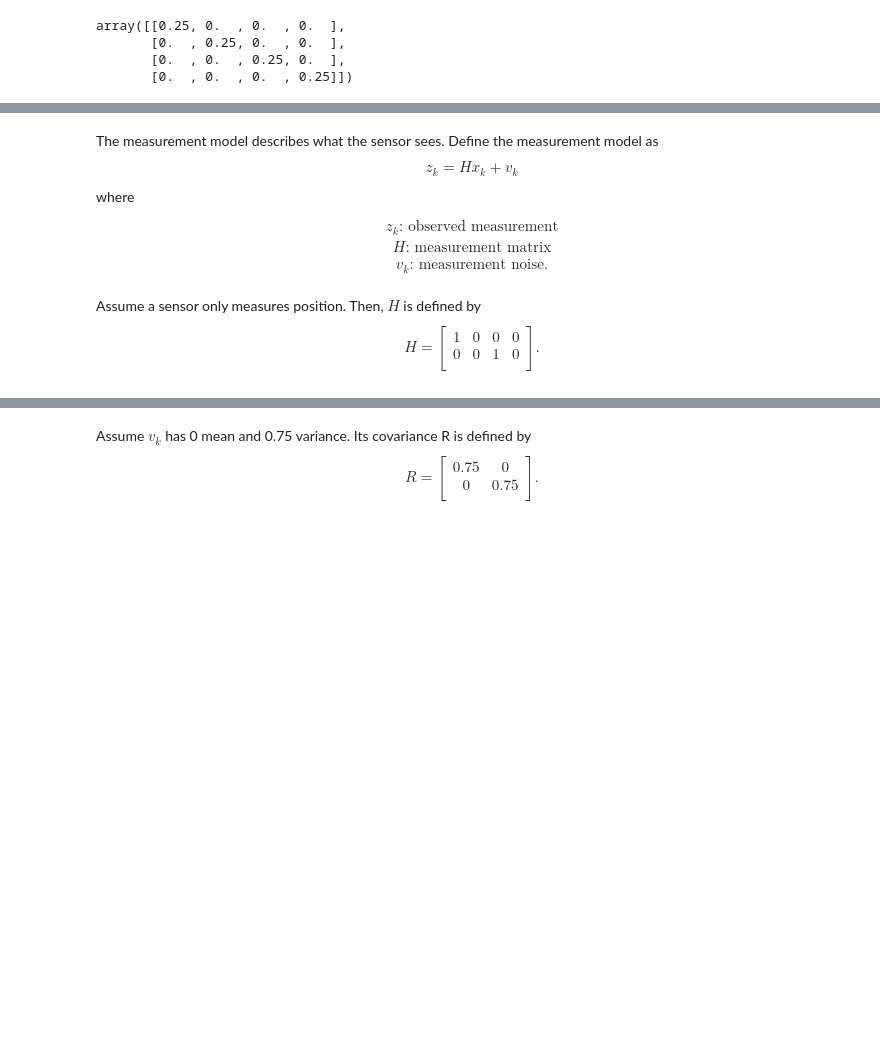
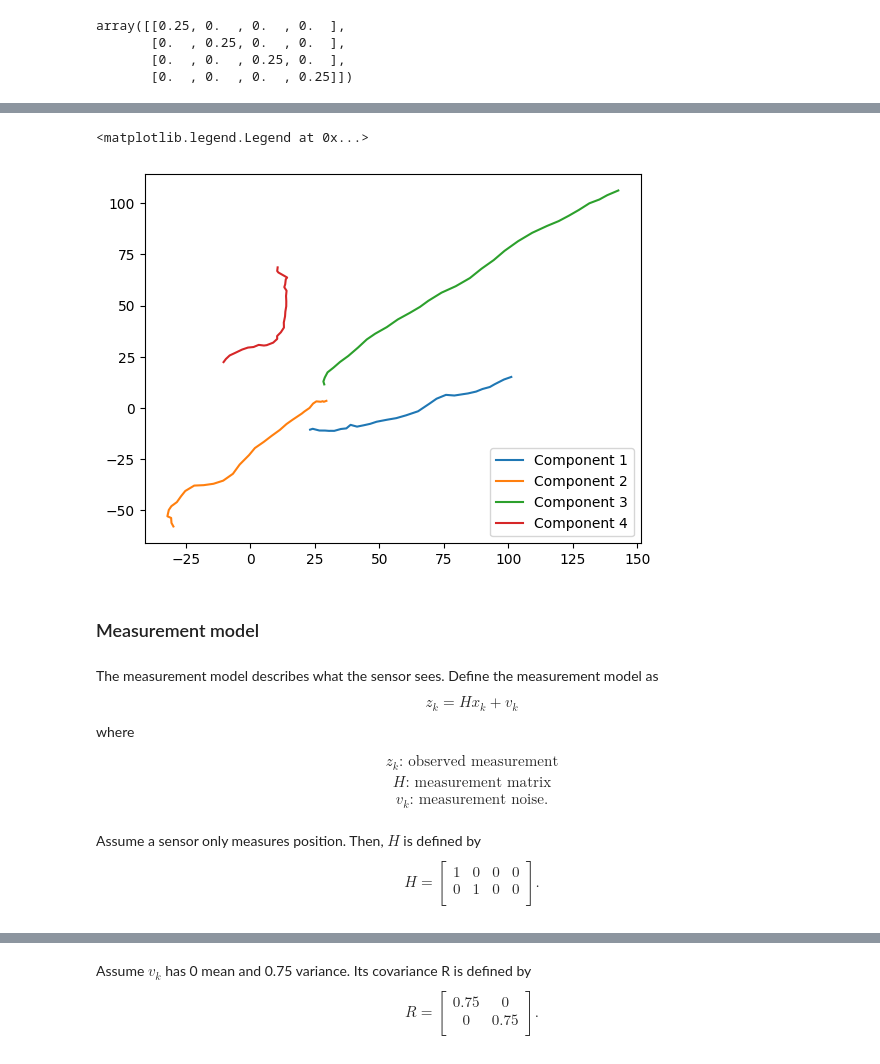
Before and after one commit to mtt-phd/mtt-phd, a Jupyter notebook: gmphd.ipynb, the cells around one changed output, grey strips where cells are left out. Saved outputs shown, nothing was run; the diff lists cells and outputs as text; code cells hidden in the pictures; blank space fills up the shorter version.

```diff
--- a/gmphd.ipynb
+++ b/gmphd.ipynb
@@ -101,3 +191,14 @@ array([[0.25, 0.  , 0.  , 0.  ],
+# %%
+birth_death_truths = simulate_motion(num_steps=30, birth_prob=0.05, death_prob=0.005)
+for i, state in birth_death_truths.items():
+    pos = np.array([s[:2] if s is not None else [np.nan, np.nan] for s in state])
+    plt.plot(*pos[:,:2].T, label=f'Component {i + 1}')
+plt.legend()
+# %% [output]
+<matplotlib.legend.Legend at 0x...>
+[figure, added]
+# %% [markdown]
+### Measurement model
 # %% [markdown]
 The measurement model describes what the sensor sees. Define the measurement model as $$ z_{k} = Hx_{k} + v_{k}$$ where
 \begin{gather*}
@@ -109,7 +210,7 @@ The measurement model describes what the sensor sees. Define the measurement mod
 Assume a sensor only measures position. Then, $H$ is defined by
 $$ H = \begin{bmatrix}
     1 & 0 & 0 & 0 \\
-    0 & 0 & 1 & 0 \\
+    0 & 1 & 0 & 0 \\
 \end{bmatrix}.$$
 # %%
 # measurement matrix
```
Also changed, not shown: parts of 20 cells of this notebook.
